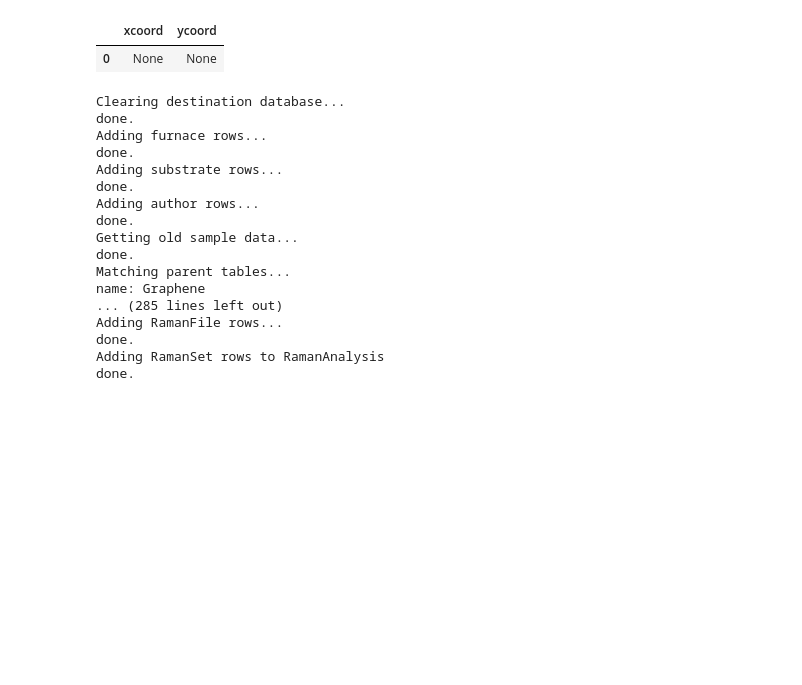
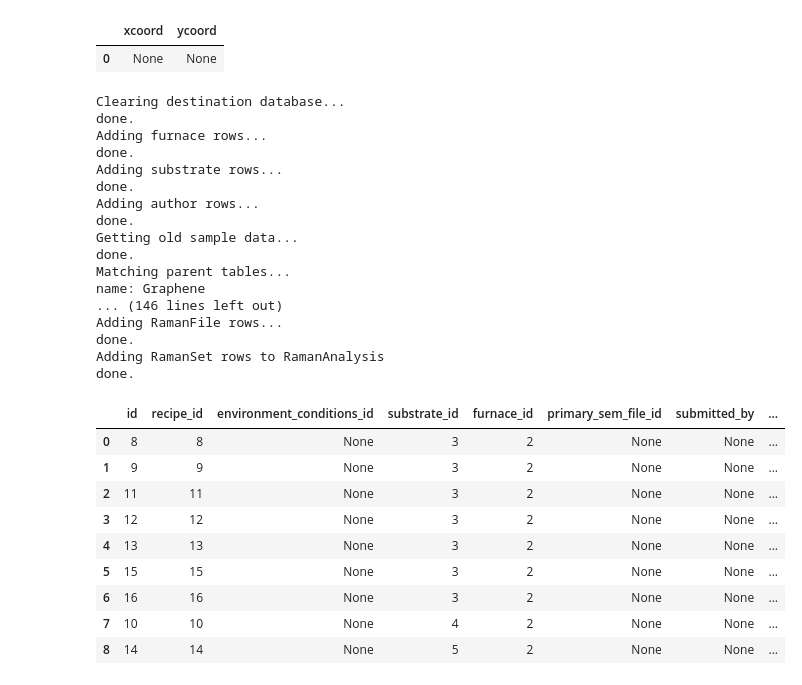
Before and after one commit to nanoMFG/GSA-Database, a Jupyter notebook: notebooks/migration-testing.ipynb, the cells around one changed output. Drawn from its saved outputs; the diff is of its cells as text; code cells hidden in the pictures; blank space fills up the shorter version.

Commit message:
Added Properties data migration to migration script #168

```diff
--- a/notebooks/migration-testing.ipynb
+++ b/notebooks/migration-testing.ipynb
@@ -324,6 +324,7 @@ from grdb.database.models import Recipe as Recipe2
 from grdb.database.models import PreparationStep as PreparationStep2
 from grdb.database.models import Substrate as Substrate2
 from grdb.database.models import EnvironmentConditions as EnvironmentConditions2
+from grdb.database.models import Properties as Properties2
 from grdb.database.models import SemFile as SemFile2
 from grdb.database.models import RamanFile as RamanFile2
 from grdb.database.models import RamanAnalysis as RamanAnalysis2
@@ -533,10 +534,11 @@ for s in samples:
 
 
 #Print out the maps
-print (f"fmap: {furnacemap}")
-print (f"sbmap: {substratemap}")
-print(f"amap: {authormap}")
-print ("Done.")
+
+# print (f"fmap: {furnacemap}")
+# print (f"sbmap: {substratemap}")
+# print(f"amap: {authormap}")
+print ("Maps Done.")
 
 #####################################################################################
 #####################################################################################
@@ -588,6 +590,26 @@ with db2.session_scope(autocommit=True) as ses2:
 print("done.")
 
 #####################################################################################
+
+print("Adding Properties rows...")
+new_properties = [
+    Properties2(
+        experiment_id = s.Sample.properties.sample_id,
+        average_thickness_of_growth = s.Sample.properties.average_thickness_of_growth,
+        standard_deviation_of_growth = s.Sample.properties.standard_deviation_of_growth,
+        number_of_layers = s.Sample.properties.number_of_layers,
+        growth_coverage = s.Sample.properties.growth_coverage,
+        domain_size = s.Sample.properties.domain_size,
+        shape = s.Sample.properties.shape,
+    ) for s in samples
+]
+
+if commit:
+    with db2.session_scope(autocommit=True) as ses2:
+        ses2.add_all(new_properties)
+
+print("done.")
+
 #####################################################################################
 
 print("Adding Environment Conditions rows...")
@@ -598,13 +620,15 @@ new_environment_conditions = [
         ambient_temperature = 10
     ) for s in samples
 ]
-for s in samples:
-    print(f"{s.Sample.recipe.dewpoint}")
-    print(f"{s.Sample.id}")
-print(new_environment_conditions)
+# for s in samples:
+#     print(f"{s.Sample.recipe.dewpoint}")
+#     print(f"{s.Sample.id}")
+# print(new_environment_conditions)
 if commit:
     with db2.session_scope(autocommit=True) as ses2:
         ses2.add_all(new_environment_conditions)
+
+print("done.")
 
 #####################################################################################
 print("Adding SemFile rows...")
@@ -691,7 +715,7 @@ Getting old sample data...
 done.
 Matching parent tables...
 name: Graphene
-... (285 lines left out)
+... (146 lines left out)
 Adding RamanFile rows...
 done.
 Adding RamanSet rows to RamanAnalysis
@@ -698,0 +740,38 @@ done.
+# %%
+ses3 = db2.Session()
+# %%
+pd.read_sql(
+    ses3.query(Experiment2,Properties2)#,EnvironmentConditions2,PreparationStep2,RamanFile2,RamanAnalysis2,Properties2,Author2)
+    .join(Recipe2,Experiment2.recipe_id==Recipe2.id)
+    .join(Substrate2,Experiment2.substrate_id==Substrate2.id)
+    .join(Furnace2, Furnace2.id == Experiment2.furnace_id)
+
+    .outerjoin(EnvironmentConditions2, EnvironmentConditions2.id == Experiment2.environment_conditions_id)
+    .outerjoin(Properties2, Experiment2.id == Properties2.experiment_id)
+
+    .outerjoin(RamanFile2, Experiment2.id == RamanFile2.experiment_id)
+
+    .outerjoin(PreparationStep2, PreparationStep2.recipe_id==Recipe2.id)
+    .outerjoin(RamanAnalysis2, RamanAnalysis2.raman_file_id==RamanFile.id)
+
+     .outerjoin(Author2, Author2.id == Experiment2.submitted_by) #check: why is it called this? why not author
+     #.filter(PreparationStep2.duration==300)
+    .filter(Experiment2.recipe_id==Recipe2.id)
+    .filter(Substrate2.catalyst=='Nickel')
+
+   # .filter(Furnace2.tube_length==1000)
+    .distinct()
+    .statement,
+    ses3.bind,
+)
+# %% [output]
+|  | id | recipe_id | environment_conditions_id | substrate_id | furnace_id | primary_sem_file_id | submitted_by | ... |
+| 0 | 8 | 8 | None | 3 | 2 | None | None | ... |
+| 1 | 9 | 9 | None | 3 | 2 | None | None | ... |
+| 2 | 11 | 11 | None | 3 | 2 | None | None | ... |
+| 3 | 12 | 12 | None | 3 | 2 | None | None | ... |
+| 4 | 13 | 13 | None | 3 | 2 | None | None | ... |
+| 5 | 15 | 15 | None | 3 | 2 | None | None | ... |
+| 6 | 16 | 16 | None | 3 | 2 | None | None | ... |
+| 7 | 10 | 10 | None | 4 | 2 | None | None | ... |
+| 8 | 14 | 14 | None | 5 | 2 | None | None | ... |
```
Also changed, not shown: parts of 3 cells of this notebook, 1 other file.
